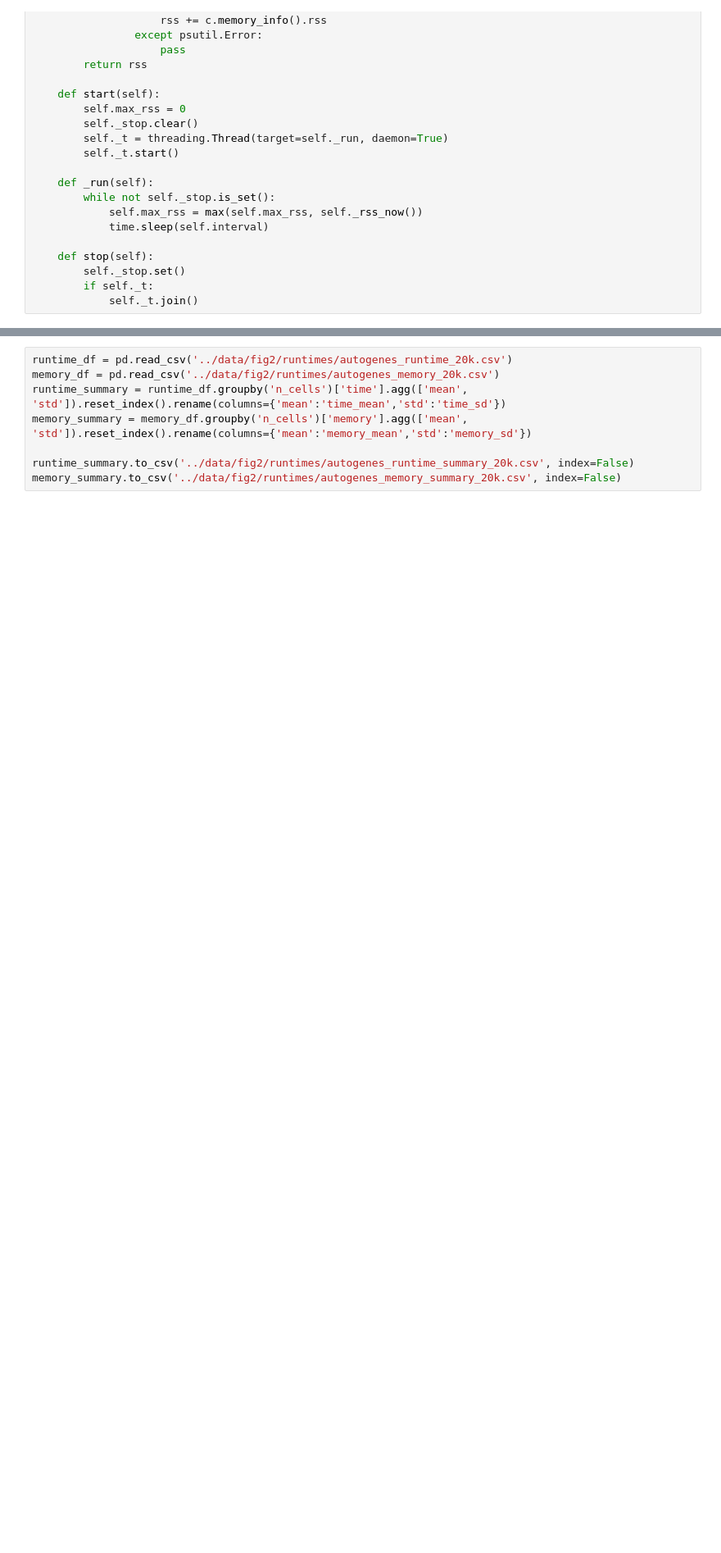
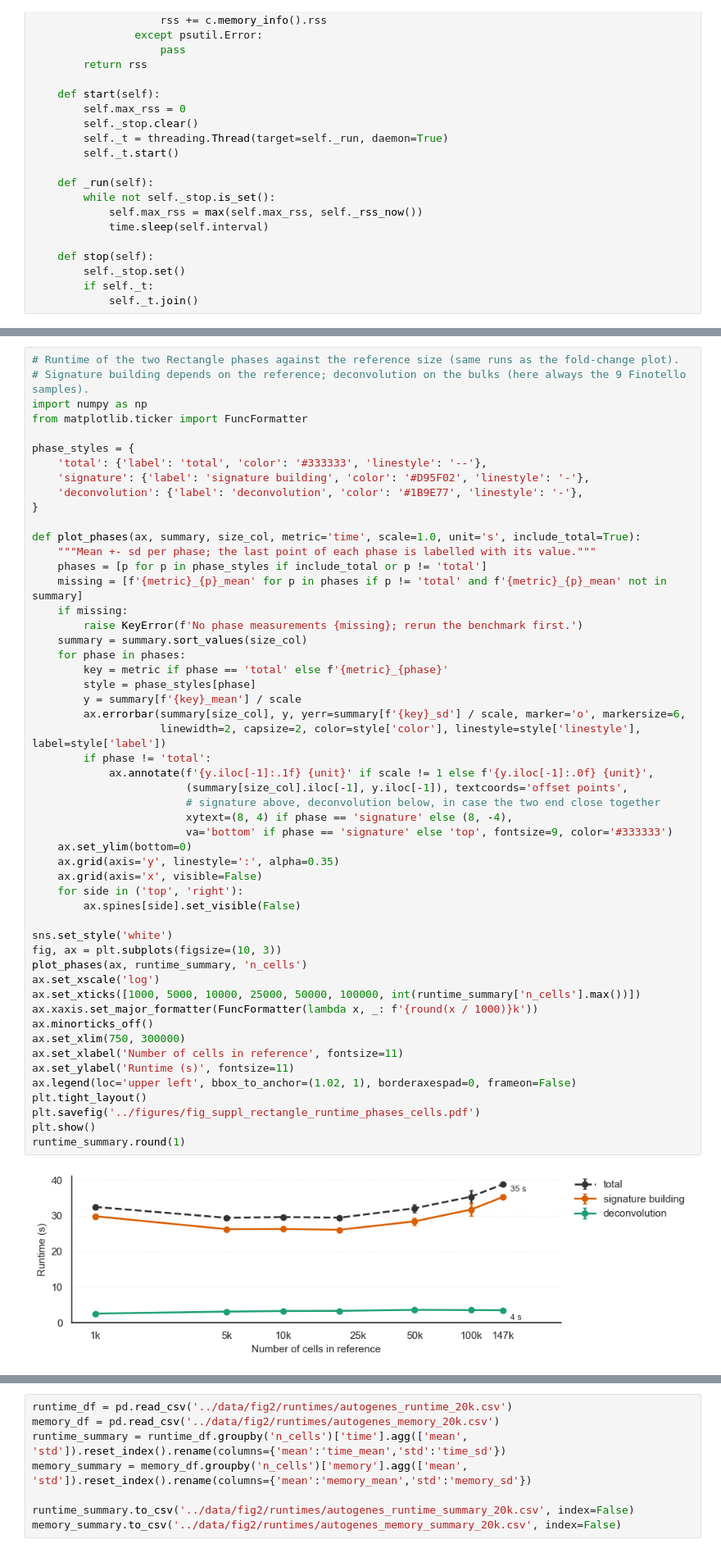
Before and after one commit to ComputationalBiomedicineGroup/rectangle_paper, a Jupyter notebook: notebooks/figure_2.ipynb, the cells around one changed output, grey strips where cells are left out. Shown at 82% size. Cells and saved outputs as stored; diff of their text form; blank space fills up the shorter version.

```diff
--- a/notebooks/figure_2.ipynb
+++ b/notebooks/figure_2.ipynb
@@ -1539,0 +1731,54 @@ plt.show()
+# %%
+# Runtime of the two Rectangle phases against the reference size (same runs as the fold-change plot).
+# Signature building depends on the reference; deconvolution on the bulks (here always the 9 Finotello samples).
+import numpy as np
+from matplotlib.ticker import FuncFormatter
+
+phase_styles = {
+    'total': {'label': 'total', 'color': '#333333', 'linestyle': '--'},
+    'signature': {'label': 'signature building', 'color': '#D95F02', 'linestyle': '-'},
+    'deconvolution': {'label': 'deconvolution', 'color': '#1B9E77', 'linestyle': '-'},
+}
+
+def plot_phases(ax, summary, size_col, metric='time', scale=1.0, unit='s', include_total=True):
+    """Mean +- sd per phase; the last point of each phase is labelled with its value."""
+    phases = [p for p in phase_styles if include_total or p != 'total']
+    missing = [f'{metric}_{p}_mean' for p in phases if p != 'total' and f'{metric}_{p}_mean' not in summary]
+    if missing:
+        raise KeyError(f'No phase measurements {missing}; rerun the benchmark first.')
+    summary = summary.sort_values(size_col)
+    for phase in phases:
+        key = metric if phase == 'total' else f'{metric}_{phase}'
+        style = phase_styles[phase]
+        y = summary[f'{key}_mean'] / scale
+        ax.errorbar(summary[size_col], y, yerr=summary[f'{key}_sd'] / scale, marker='o', markersize=6,
+                    linewidth=2, capsize=2, color=style['color'], linestyle=style['linestyle'], label=style['label'])
+        if phase != 'total':
+            ax.annotate(f'{y.iloc[-1]:.1f} {unit}' if scale != 1 else f'{y.iloc[-1]:.0f} {unit}',
+                        (summary[size_col].iloc[-1], y.iloc[-1]), textcoords='offset points',
+                        # signature above, deconvolution below, in case the two end close together
+                        xytext=(8, 4) if phase == 'signature' else (8, -4),
+                        va='bottom' if phase == 'signature' else 'top', fontsize=9, color='#333333')
+    ax.set_ylim(bottom=0)
+    ax.grid(axis='y', linestyle=':', alpha=0.35)
+    ax.grid(axis='x', visible=False)
+    for side in ('top', 'right'):
+        ax.spines[side].set_visible(False)
+
+sns.set_style('white')
+fig, ax = plt.subplots(figsize=(10, 3))
+plot_phases(ax, runtime_summary, 'n_cells')
+ax.set_xscale('log')
+ax.set_xticks([1000, 5000, 10000, 25000, 50000, 100000, int(runtime_summary['n_cells'].max())])
+ax.xaxis.set_major_formatter(FuncFormatter(lambda x, _: f'{round(x / 1000)}k'))
+ax.minorticks_off()
+ax.set_xlim(750, 300000)
+ax.set_xlabel('Number of cells in reference', fontsize=11)
+ax.set_ylabel('Runtime (s)', fontsize=11)
+ax.legend(loc='upper left', bbox_to_anchor=(1.02, 1), borderaxespad=0, frameon=False)
+plt.tight_layout()
+plt.savefig('../figures/fig_suppl_rectangle_runtime_phases_cells.pdf')
+plt.show()
+runtime_summary.round(1)
+# %% [output]
+[figure, added]
```
Also changed, not shown: parts of 29 cells of this notebook.
